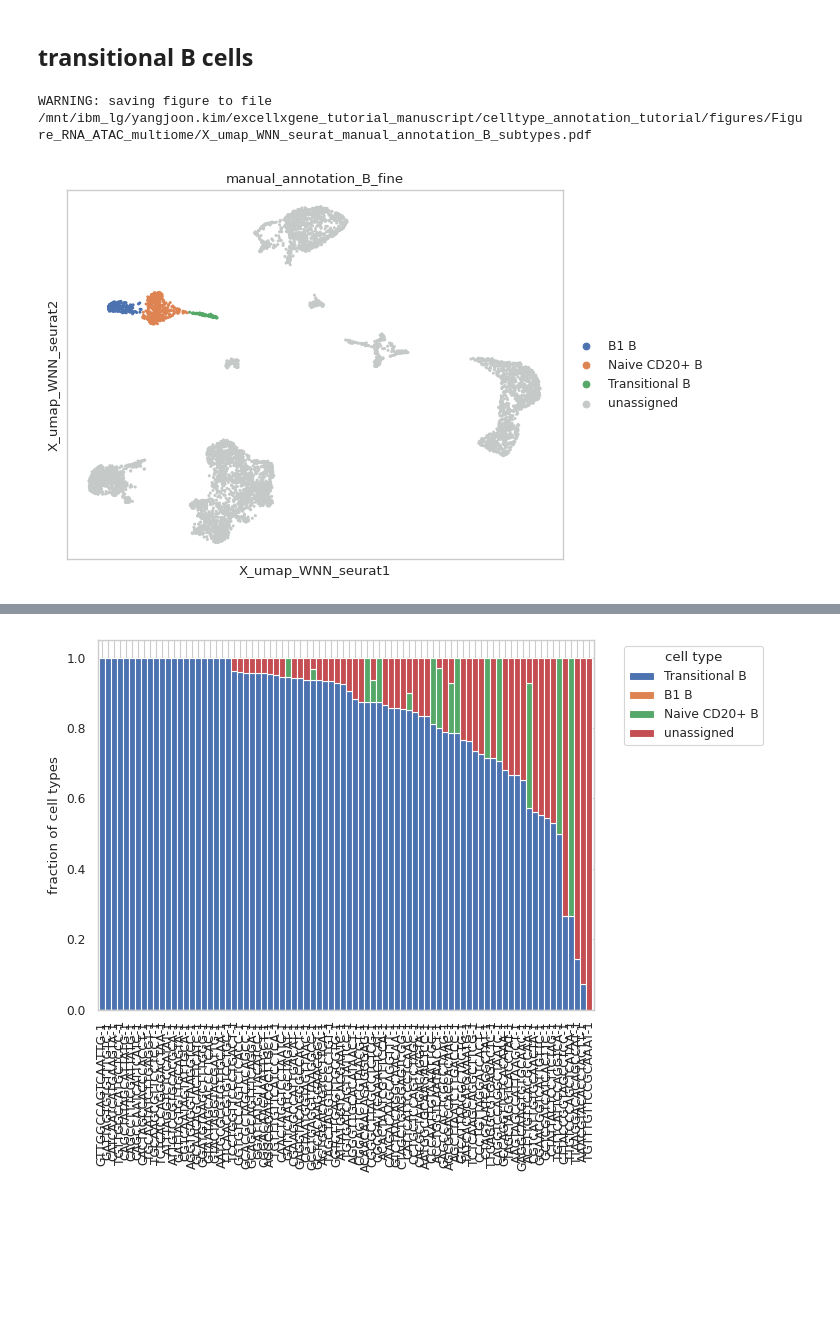
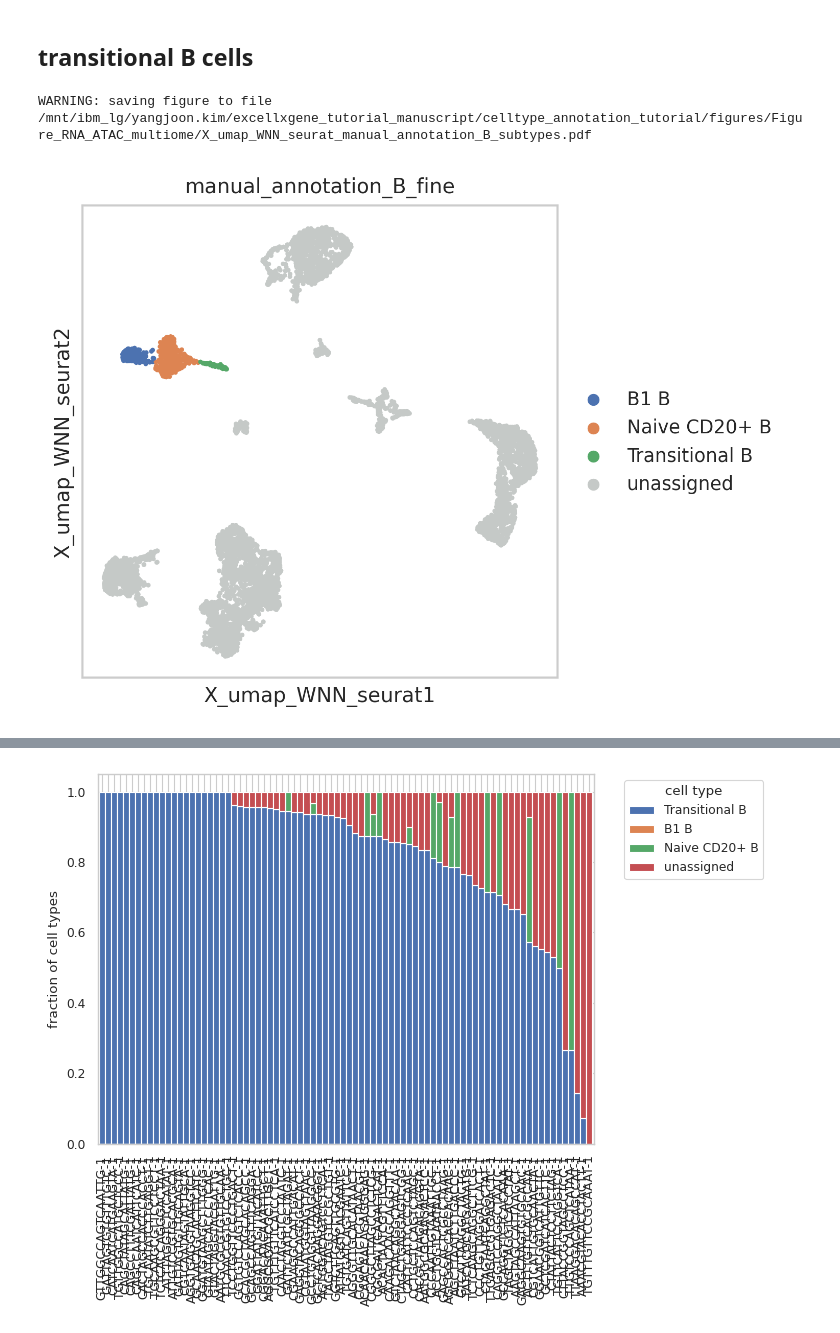
Before and after one commit to czbiohub-sf/celltype_annotation_tutorial, a Jupyter notebook: notebooks/Fig4S1_RNA_ATAC_celltype_distances.ipynb, the cells around one changed output, grey strips where cells are left out. Cells and saved outputs as stored; diff of their text form; code cells hidden in the pictures; blank space fills up the shorter version.

Commit message:
minor edits on the ATAC figure panels

```diff
--- a/notebooks/Fig4S1_RNA_ATAC_celltype_distances.ipynb
+++ b/notebooks/Fig4S1_RNA_ATAC_celltype_distances.ipynb
@@ -821,9 +821,10 @@ plt.show()
 # %%
 adata.uns["manual_annotation_B_fine_colors"] = adata.uns["cell_type_neurips_B_cells_colors"]
 # %%
-sc.pl.embedding(adata, basis = "X_umap_WNN_seurat", color="manual_annotation_B_fine",
+with plt.rc_context({"figure.figsize": (4, 4), "figure.dpi": (300)}):
+    sc.pl.embedding(adata, basis = "X_umap_WNN_seurat", color="manual_annotation_B_fine",
                 save="_manual_annotation_B_subtypes.pdf")
 # %% [output]
 WARNING: saving figure to file /mnt/ibm_lg/yangjoon.kim/excellxgene_tutorial_manuscript/celltype_annotation_tutorial/figures/Figure_RNA_ATAC_multiome/X_umap_WNN_seurat_manual_annotation_B_subtypes.pdf
-[figure, old version]
+[figure, new version]
 # %%
```
Also changed, not shown: parts of 3 cells of this notebook, 4 other files.
